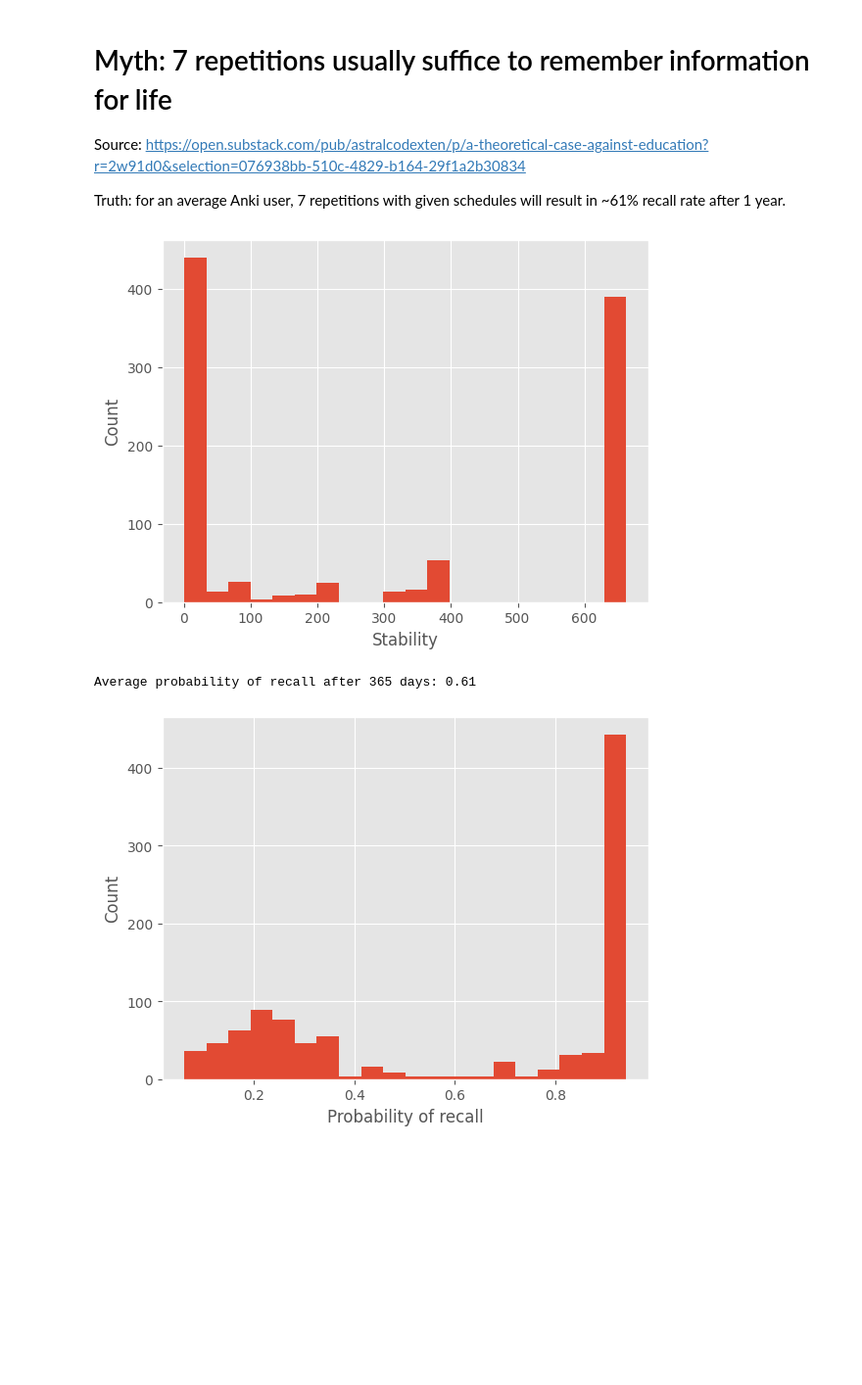
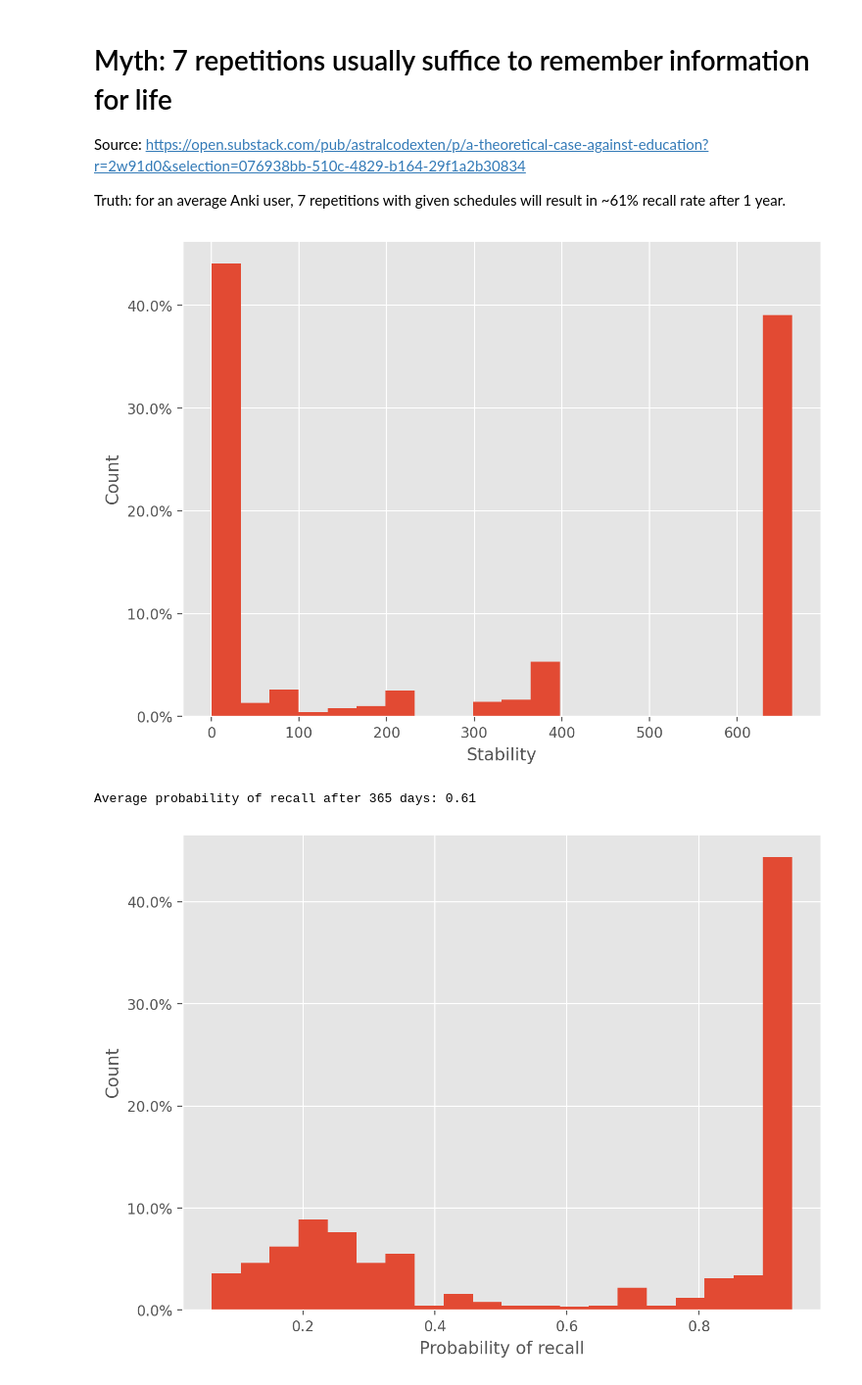
Before and after one commit to open-spaced-repetition/7-repetitions-are-not-enough, a Jupyter notebook: notebook.ipynb, the cells around one changed output. Shown: that part at 98% size. Cells and saved outputs as stored; diff of their text form; code cells hidden in the pictures; blank space fills up the shorter version.

Commit message:
increase dpi & set y-axis as percentage

```diff
--- a/notebook.ipynb
+++ b/notebook.ipynb
@@ -6,7 +6,9 @@ Source: https://open.substack.com/pub/astralcodexten/p/a-theoretical-case-agains
 Truth: for an average Anki user, 7 repetitions with given schedules will result in ~61% recall rate after 1 year.
 # %%
 import random
+import numpy as np
 import matplotlib.pyplot as plt
+from matplotlib.ticker import PercentFormatter
 from fsrs_optimizer import Collection, DEFAULT_WEIGHT, power_forgetting_curve
 
 random.seed(42)
@@ -31,27 +33,37 @@ for _ in range(1, 1000):
 
     final_stabilities.append(stability)
 
-plt.hist(final_stabilities, bins=20)
+plt.figure(figsize=(8, 6), dpi=200)
+plt.hist(
+    final_stabilities,
+    bins=20,
+    weights=np.ones(len(final_stabilities)) / len(final_stabilities),
+)
+plt.gca().yaxis.set_major_formatter(PercentFormatter(1))
 plt.xlabel("Stability")
 plt.ylabel("Count")
 plt.savefig("stability_histogram.png")
 plt.show()
 # %% [output]
-[figure, old version]
+[figure, new version]
 # %%
-import numpy as np
-
 test_interval = 365
 
 test_p_recall = power_forgetting_curve(test_interval, np.array(final_stabilities))
 average_p_recall = np.mean(test_p_recall)
-print(f"Average probability of recall after {test_interval} days: {average_p_recall:.2f}")
+print(
+    f"Average probability of recall after {test_interval} days: {average_p_recall:.2f}"
+)
 
-plt.hist(test_p_recall, bins=20)
+plt.figure(figsize=(8, 6), dpi=200)
+plt.hist(
+    test_p_recall, bins=20, weights=np.ones(len(test_p_recall)) / len(test_p_recall)
+)
+plt.gca().yaxis.set_major_formatter(PercentFormatter(1))
 plt.xlabel("Probability of recall")
 plt.ylabel("Count")
 plt.savefig("recall_probability_histogram.png")
 plt.show()
 # %% [output]
 Average probability of recall after 365 days: 0.61
-[figure, old version]
+[figure, new version]
```
Also changed, not shown: 2 other files.
